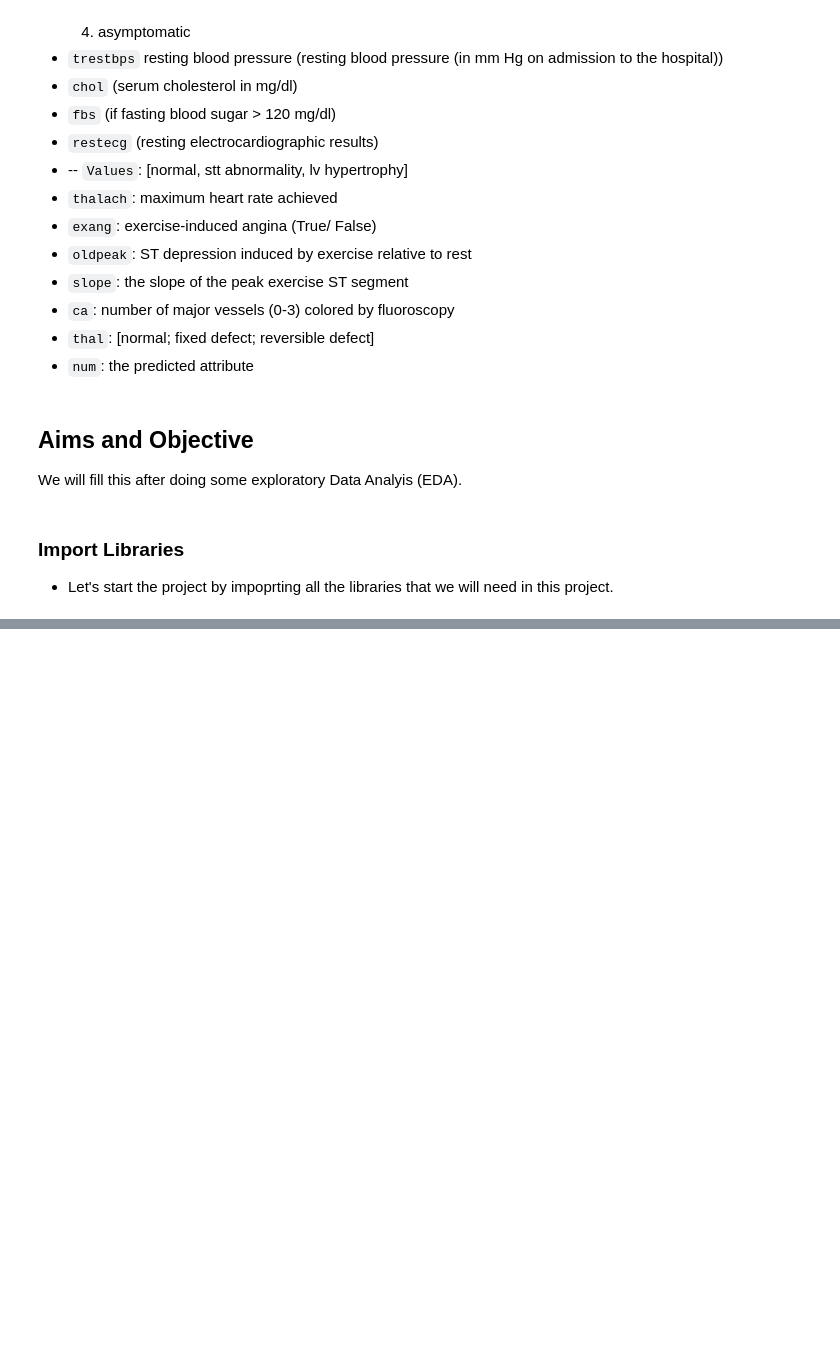
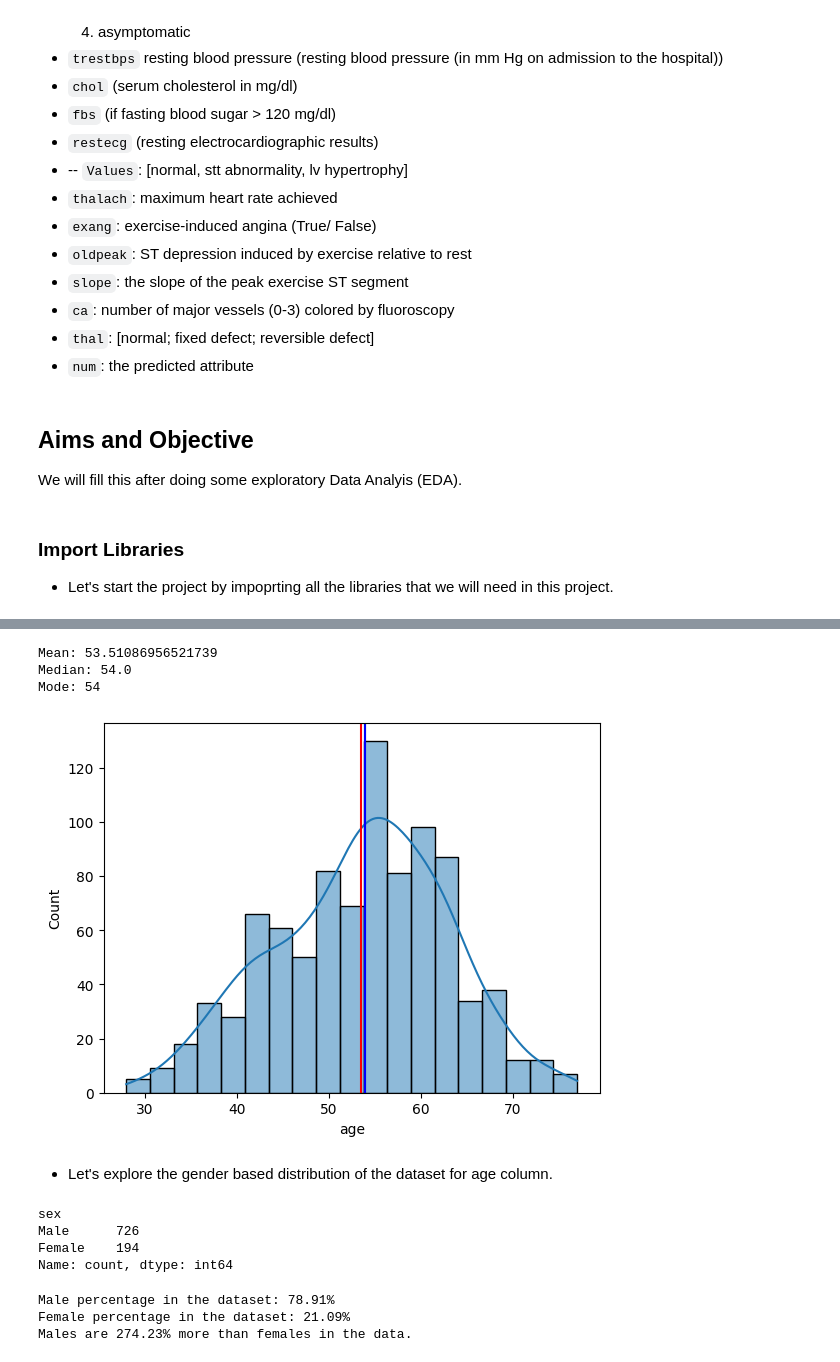
Before and after one commit to uzairafridi00/machine-learning, a Jupyter notebook: python_for_data_science_mentorship_program/00_projects/01_heart_disease_prediction/heart_disease_project.ipynb, the cells around one changed output, grey strips where cells are left out. Drawn from its saved outputs; the diff is of its cells as text; code cells hidden in the pictures; blank space fills up the shorter version.

```diff
--- a/python_for_data_science_mentorship_program/00_projects/01_heart_disease_prediction/heart_disease_project.ipynb
+++ b/python_for_data_science_mentorship_program/00_projects/01_heart_disease_prediction/heart_disease_project.ipynb
@@ -79,0 +154,18 @@ warnings.filterwarnings('ignore')
+# %%
+# plot the mean, median and mode of age column using sns
+sns.histplot(df['age'], kde=True)
+plt.axvline(df['age'].mean(), color='red')
+plt.axvline(df['age'].median(), color='green')
+plt.axvline(df['age'].mode()[0], color='blue')
+
+# print the value of mean, median and mode of age column
+print('Mean:', df['age'].mean())
+print('Median:', df['age'].median())
+print('Mode:', df['age'].mode()[0])
+# %% [output]
+Mean: 53.51086956521739
+Median: 54.0
+Mode: 54
+[figure, added]
+# %% [markdown]
+- Let's explore the gender based distribution of the dataset for age column.
@@ -79,0 +177,29 @@ warnings.filterwarnings('ignore')
+# %%
+# find the values of sex column
+df['sex'].value_counts()
+# %% [output]
+sex
+Male      726
+Female    194
+Name: count, dtype: int64
+# %%
+# calculate the percentage of male and female value counts in the data
+male_count = 726
+female_count = 194
+total_count = male_count + female_count
+
+# calculate the percentages
+male_percentage = (male_count / total_count) * 100
+female_precentage = (female_count / total_count) * 100
+
+# display the results
+print(f"Male percentage in the dataset: {male_percentage:.2f}%")
+print(f"Female percentage in the dataset: {female_precentage:.2f}%")
+
+# difference
+difference_percentage = ((male_count - female_count) / female_count) * 100
+print(f"Males are {difference_percentage:.2f}% more than females in the data.")
+# %% [output]
+Male percentage in the dataset: 78.91%
+Female percentage in the dataset: 21.09%
+Males are 274.23% more than females in the data.
```
Also changed, not shown: parts of 32 cells of this notebook.
